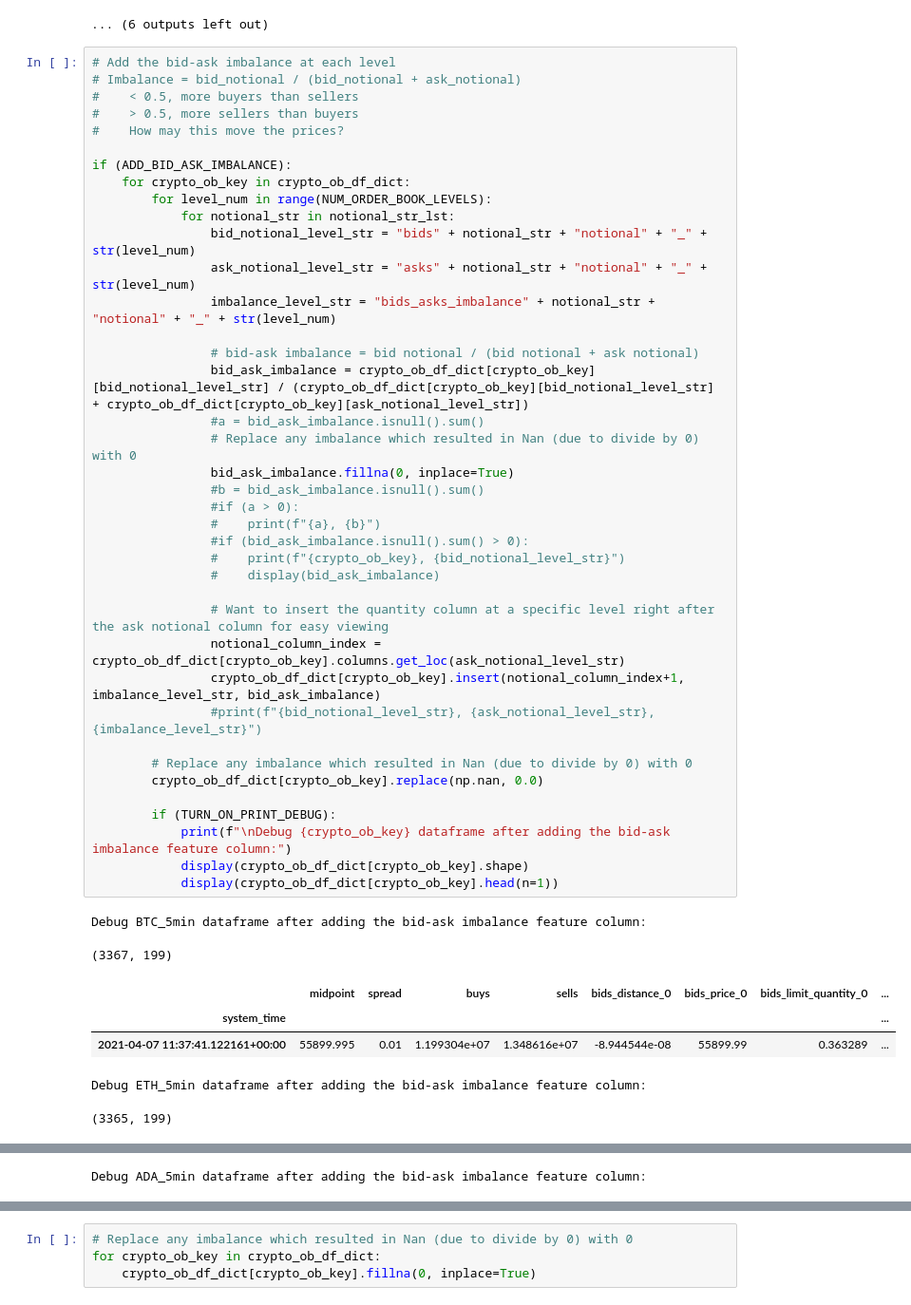
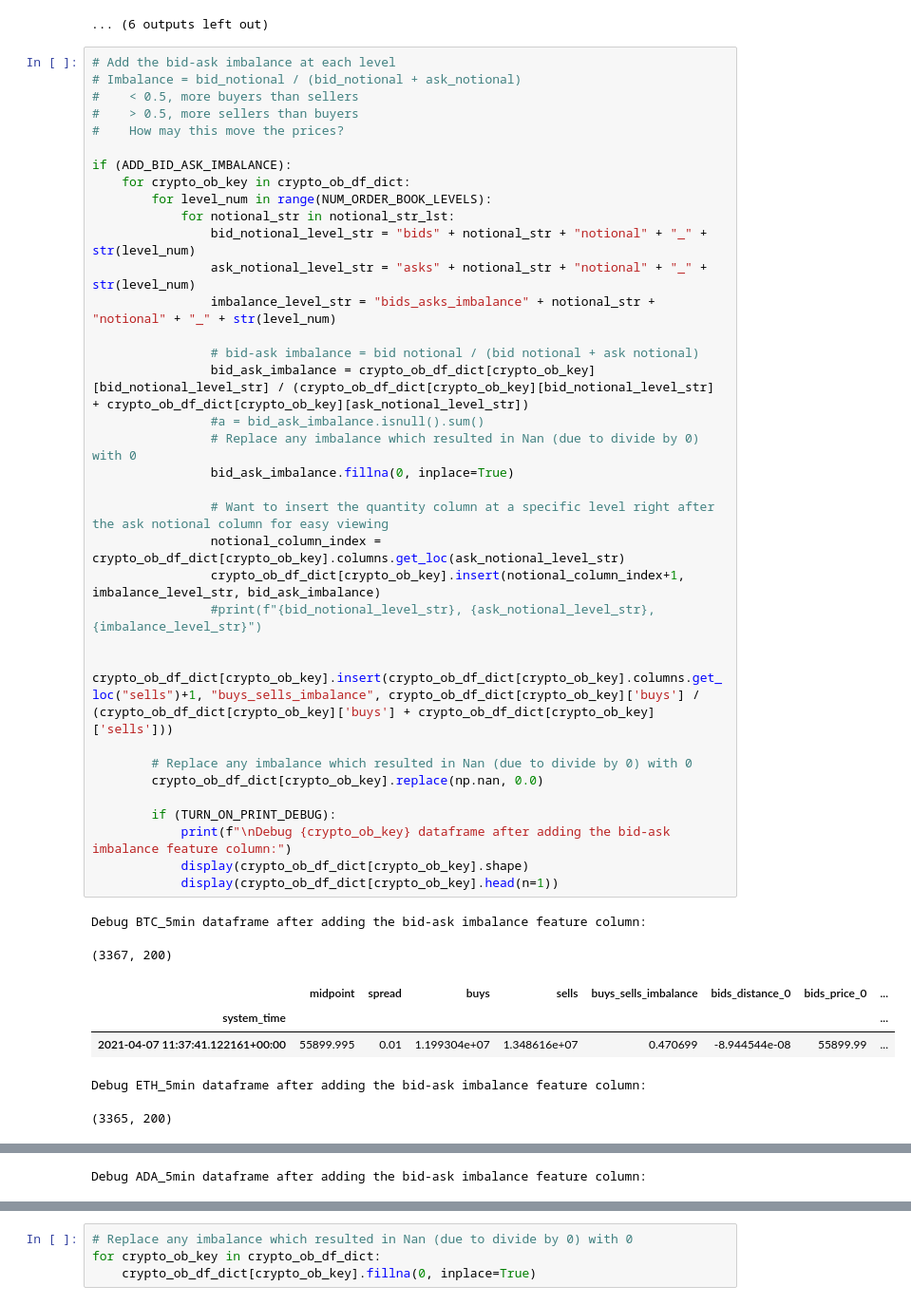
Before and after one commit to lisetlopez/OB_Oracle, a Jupyter notebook: crypto_orderbook_process.ipynb, the cells around one changed output, grey strips where cells are left out. Shown at 95% size. Cells and saved outputs as stored; diff of their text form.

```diff
--- a/crypto_orderbook_process.ipynb
+++ b/crypto_orderbook_process.ipynb
@@ -644,42 +644,38 @@ Debug BTC_1min dataframe after adding cum notional level columns:
 #    How may this move the prices?
 
 if (ADD_BID_ASK_IMBALANCE):
     for crypto_ob_key in crypto_ob_df_dict:
         for level_num in range(NUM_ORDER_BOOK_LEVELS):
             for notional_str in notional_str_lst:
                 bid_notional_level_str = "bids" + notional_str + "notional" + "_" + str(level_num)
                 ask_notional_level_str = "asks" + notional_str + "notional" + "_" + str(level_num)
                 imbalance_level_str = "bids_asks_imbalance" + notional_str + "notional" + "_" + str(level_num)
 
                 # bid-ask imbalance = bid notional / (bid notional + ask notional)
                 bid_ask_imbalance = crypto_ob_df_dict[crypto_ob_key][bid_notional_level_str] / (crypto_ob_df_dict[crypto_ob_key][bid_notional_level_str] + crypto_ob_df_dict[crypto_ob_key][ask_notional_level_str])
                 #a = bid_ask_imbalance.isnull().sum()
                 # Replace any imbalance which resulted in Nan (due to divide by 0) with 0
                 bid_ask_imbalance.fillna(0, inplace=True)
-                #b = bid_ask_imbalance.isnull().sum()
-                #if (a > 0):
-                #    print(f"{a}, {b}")
-                #if (bid_ask_imbalance.isnull().sum() > 0):
-                #    print(f"{crypto_ob_key}, {bid_notional_level_str}")
-                #    display(bid_ask_imbalance)
 
                 # Want to insert the quantity column at a specific level right after the ask notional column for easy viewing
                 notional_column_index = crypto_ob_df_dict[crypto_ob_key].columns.get_loc(ask_notional_level_str)
                 crypto_ob_df_dict[crypto_ob_key].insert(notional_column_index+1, imbalance_level_str, bid_ask_imbalance)
                 #print(f"{bid_notional_level_str}, {ask_notional_level_str}, {imbalance_level_str}")
+
+        crypto_ob_df_dict[crypto_ob_key].insert(crypto_ob_df_dict[crypto_ob_key].columns.get_loc("sells")+1, "buys_sells_imbalance", crypto_ob_df_dict[crypto_ob_key]['buys'] / (crypto_ob_df_dict[crypto_ob_key]['buys'] + crypto_ob_df_dict[crypto_ob_key]['sells']))
 
         # Replace any imbalance which resulted in Nan (due to divide by 0) with 0
         crypto_ob_df_dict[crypto_ob_key].replace(np.nan, 0.0)
 
         if (TURN_ON_PRINT_DEBUG):
             print(f"\nDebug {crypto_ob_key} dataframe after adding the bid-ask imbalance feature column:")
             display(crypto_ob_df_dict[crypto_ob_key].shape)
             display(crypto_ob_df_dict[crypto_ob_key].head(n=1))
 # %% [output]
 Debug BTC_5min dataframe after adding the bid-ask imbalance feature column:
-(3367, 199)
+(3367, 200)
-|  | midpoint | spread | buys | sells | bids_distance_0 | bids_price_0 | bids_limit_quantity_0 | ... |
+|  | midpoint | spread | buys | sells | buys_sells_imbalance | bids_distance_0 | bids_price_0 | ... |
 | system_time |  |  |  |  |  |  |  | ... |
-| 2021-04-07 11:37:41.122161+00:00 | 55899.995 | 0.01 | 1.199304e+07 | 1.348616e+07 | -8.944544e-08 | 55899.99 | 0.363289 | ... |
+| 2021-04-07 11:37:41.122161+00:00 | 55899.995 | 0.01 | 1.199304e+07 | 1.348616e+07 | 0.470699 | -8.944544e-08 | 55899.99 | ... |
 Debug ETH_5min dataframe after adding the bid-ask imbalance feature column:
-(3365, 199)
+(3365, 200)
```
Also changed, not shown: parts of 3 cells of this notebook, 11 other files.
